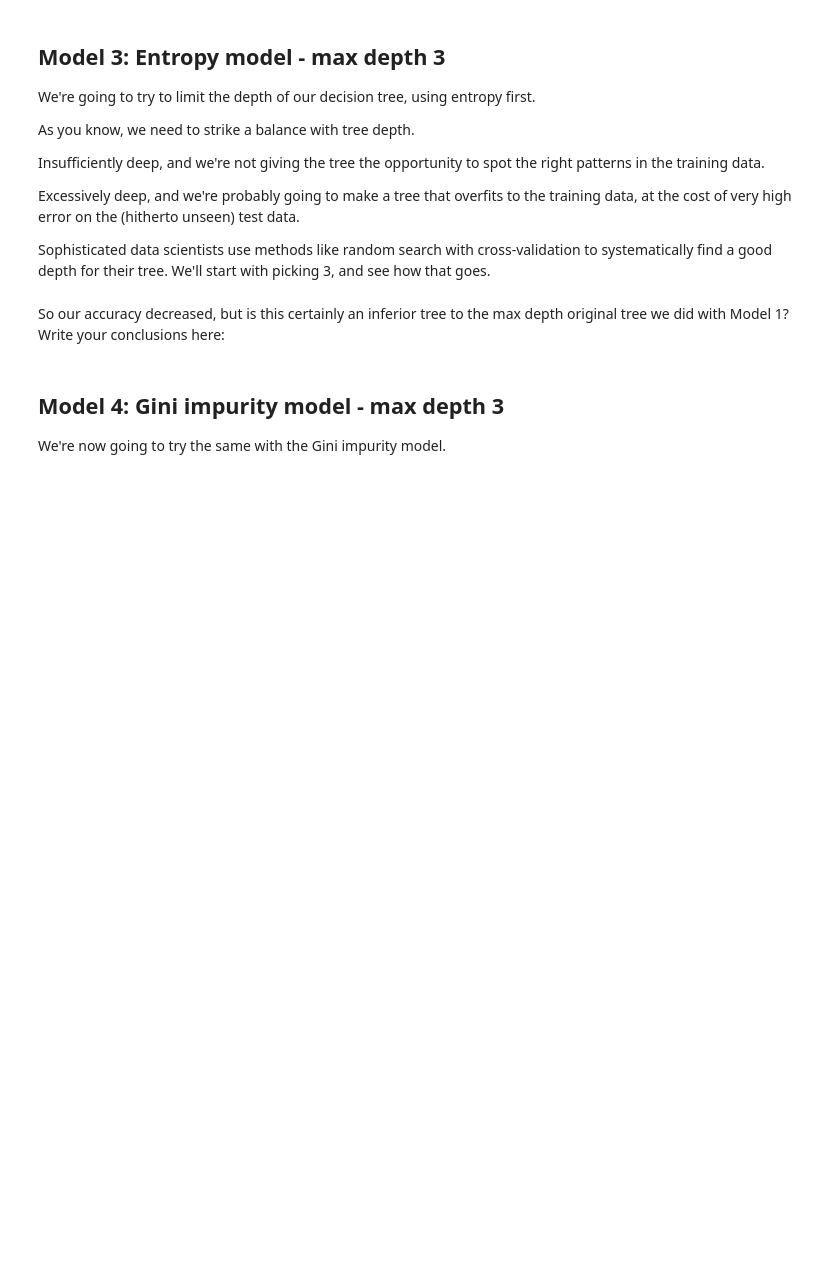
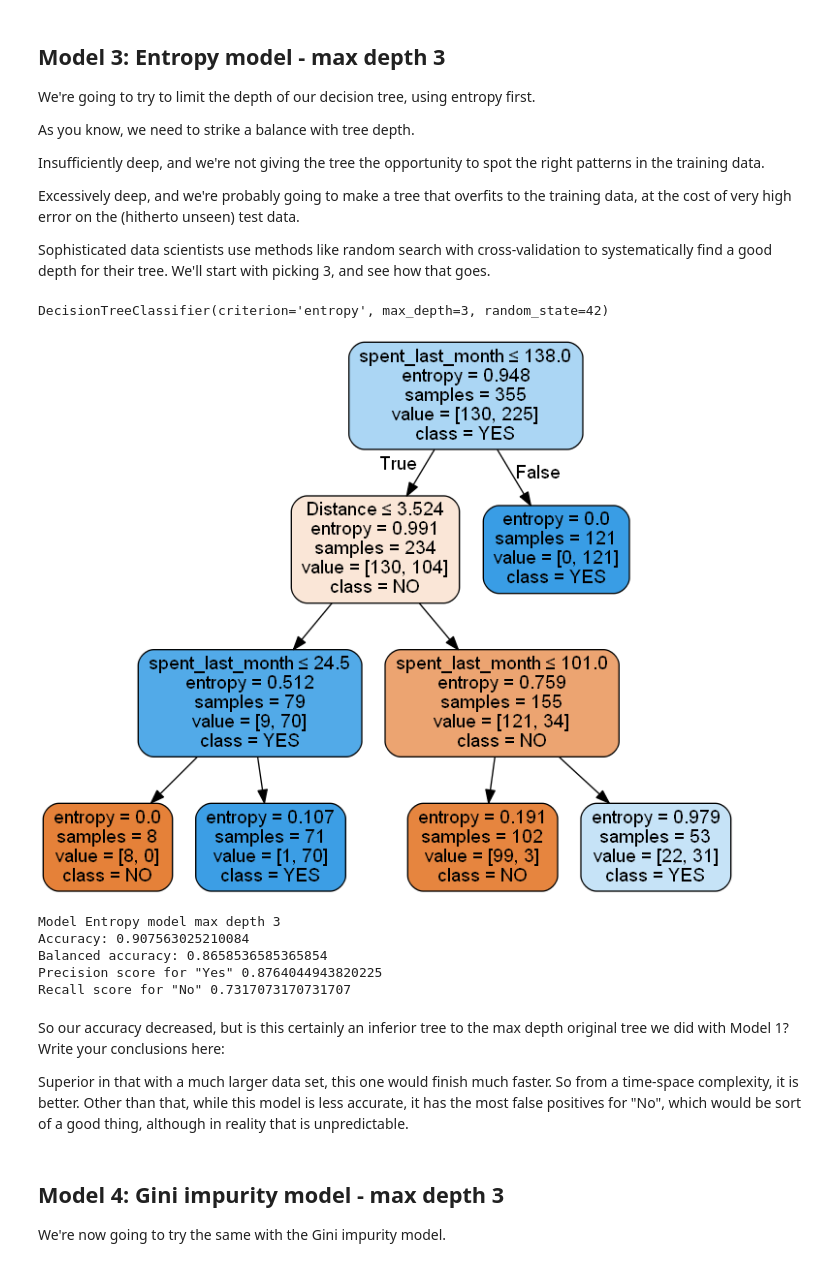
Before and after one commit to maxemileffort/springboard-decision-trees, a Jupyter notebook: Springboard Decision Tree Specialty Coffee Case Study - Tier 3.ipynb, the cells around one changed output. Saved outputs shown, nothing was run; the diff lists cells and outputs as text; code cells hidden in the pictures; blank space fills up the shorter version.

```diff
--- a/Springboard Decision Tree Specialty Coffee Case Study - Tier 3.ipynb
+++ b/Springboard Decision Tree Specialty Coffee Case Study - Tier 3.ipynb
@@ -416,4 +476,19 @@ Sophisticated data scientists use methods like random search with cross-validati
 # %%
 # Made a model as before, but call it entr_model2, and make the max_depth parameter equal to 3.
 # Execute the fitting, predicting, and Series operations as before
-_ _ _
+
+entr_model2 = tree.DecisionTreeClassifier(criterion='entropy', random_state=42, max_depth=3)
+
+# Call fit() on entr_model
+entr_model2.fit(X_train, y_train)
+
+# Call predict() on entr_model with X_test passed to it, and assign the result to a variable y_pred
+y_pred2 = entr_model2.predict(X_test)
+
+# Call Series on our y_pred variable with the following: pd.Series(y_pred)
+y_pred2 = pd.Series(y_pred2)
+
+# Check out entr_model
+entr_model2
+# %% [output]
+DecisionTreeClassifier(criterion='entropy', max_depth=3, random_state=42)
@@ -426,12 +495,34 @@ _ _ _
+# %%
+# Now we want to visualize the tree
+dot_data = StringIO()
+
+# We can do so with export_graphviz
+tree.export_graphviz(entr_model2, out_file=dot_data,
+                filled=True, rounded=True,
+                special_characters=True, feature_names=X_train.columns,class_names = entr_model2.classes_)
+
+# Alternatively for class_names use entr_model.classes_
+graph = pydotplus.graph_from_dot_data(dot_data.getvalue())
+Image(graph.create_png())
+# %% [output]
+[figure, added]
 # %%
 # Run this block for model evaluation
 print("Model Entropy model max depth 3")
-print("Accuracy:", metrics.accuracy_score(y_test,y_pred))
-print("Balanced accuracy:", metrics.balanced_accuracy_score(y_test,y_pred))
-print('Precision score for "Yes"' , metrics.precision_score(y_test,y_pred, pos_label = "YES"))
-print('Recall score for "No"' , metrics.recall_score(y_test,y_pred, pos_label = "NO"))
+print("Accuracy:", metrics.accuracy_score(y_test,y_pred2))
+print("Balanced accuracy:", metrics.balanced_accuracy_score(y_test,y_pred2))
+print('Precision score for "Yes"' , metrics.precision_score(y_test,y_pred2, pos_label = "YES"))
+print('Recall score for "No"' , metrics.recall_score(y_test,y_pred2, pos_label = "NO"))
+# %% [output]
+Model Entropy model max depth 3
+Accuracy: 0.907563025210084
+Balanced accuracy: 0.8658536585365854
+Precision score for "Yes" 0.8764044943820225
+Recall score for "No" 0.7317073170731707
 # %% [markdown]
 So our accuracy decreased, but is this certainly an inferior tree to the max depth original tree we did with Model 1? Write your conclusions here:
+
+Superior in that with a much larger data set, this one would finish much faster. So from a time-space complexity, it is better. Other than that, while this model is less accurate, it has the most false positives for "No", which would be sort of a good thing, although in reality that is unpredictable.
 # %% [markdown]
 ## Model 4: Gini impurity  model - max depth 3
 We're now going to try the same with the Gini impurity model.
```
Also changed, not shown: parts of 43 cells of this notebook.
